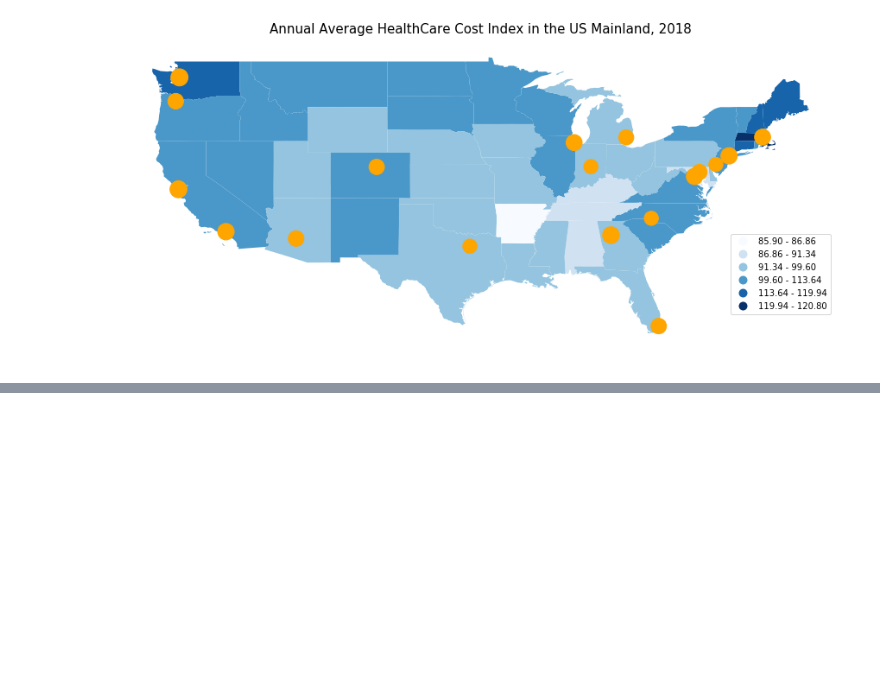
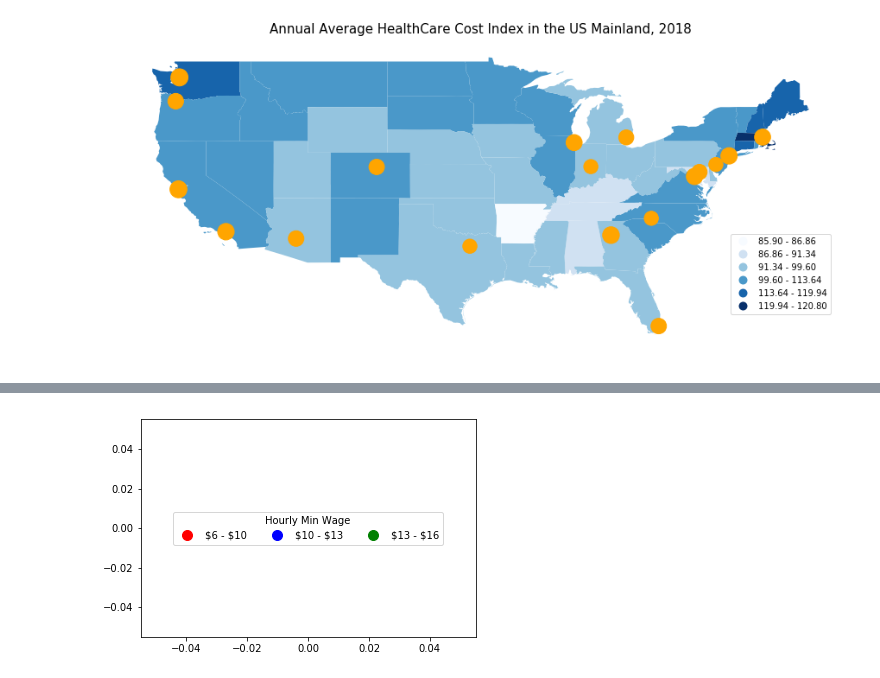
Before and after one commit to Saranyanv/test, a Jupyter notebook: 455_Assignment5.ipynb, the cells around one changed output, grey strips where cells are left out. Cells and saved outputs as stored; diff of their text form; code cells hidden in the pictures; blank space fills up the shorter version.

```diff
--- a/455_Assignment5.ipynb
+++ b/455_Assignment5.ipynb
@@ -310,0 +333,13 @@ gdf = geopandas.GeoDataFrame(
+# %%
+import matplotlib.patches as mpatches
+import matplotlib.pyplot as plt
+colors = ["r", "b", "g"]
+texts = ["\$6 - $10", "\$10 - $13", "\$13 - $16"]
+patches = [ plt.plot([],[], marker="o", ms=10, ls="", mec=None, color=colors[i],
+            label="{:s}".format(texts[i]) )[0]  for i in range(len(texts)) ]
+plt.legend(handles=patches, bbox_to_anchor=(0.5, 0.5),
+           loc='center', ncol=3, numpoints=1, title="Hourly Min Wage" )
+
+plt.show()
+# %% [output]
+[figure, added]
```
Also changed, not shown: parts of 11 cells of this notebook.
